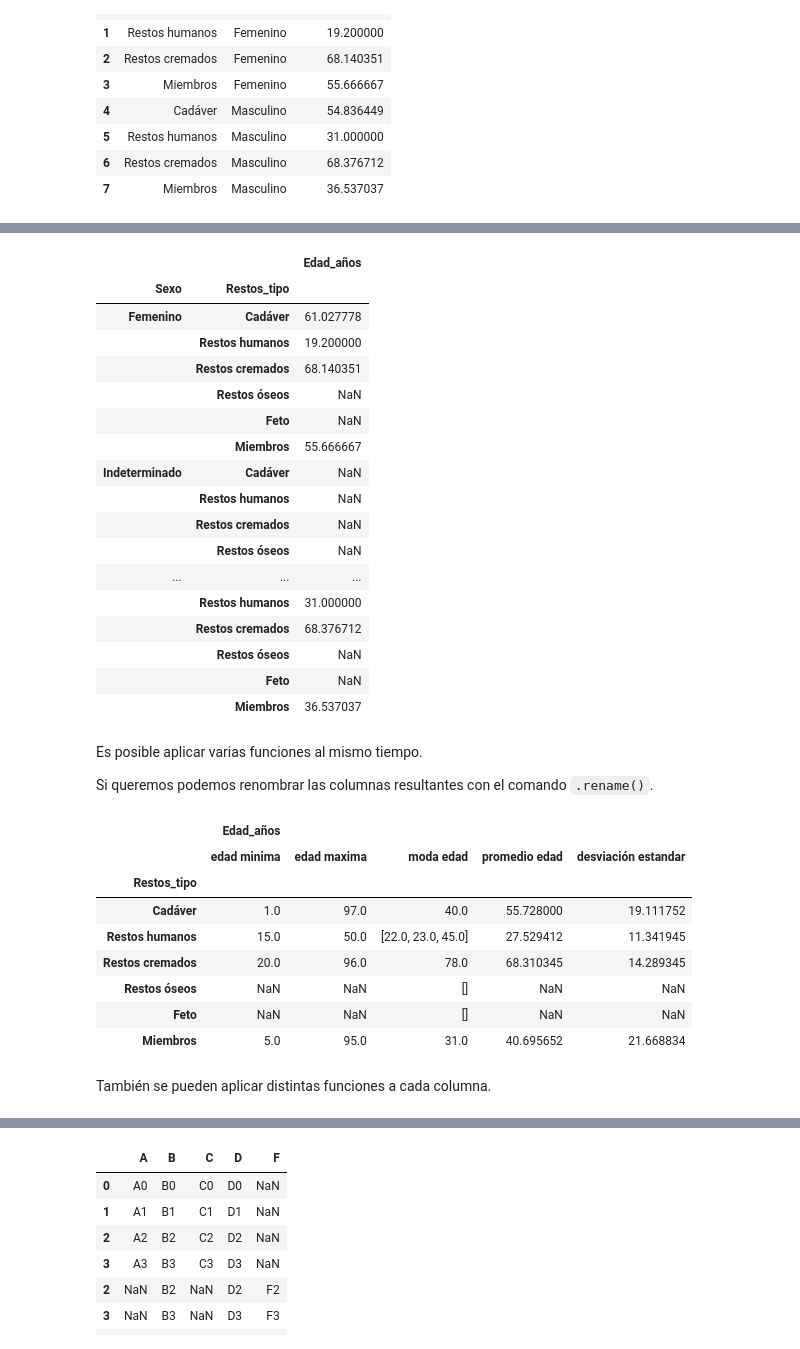
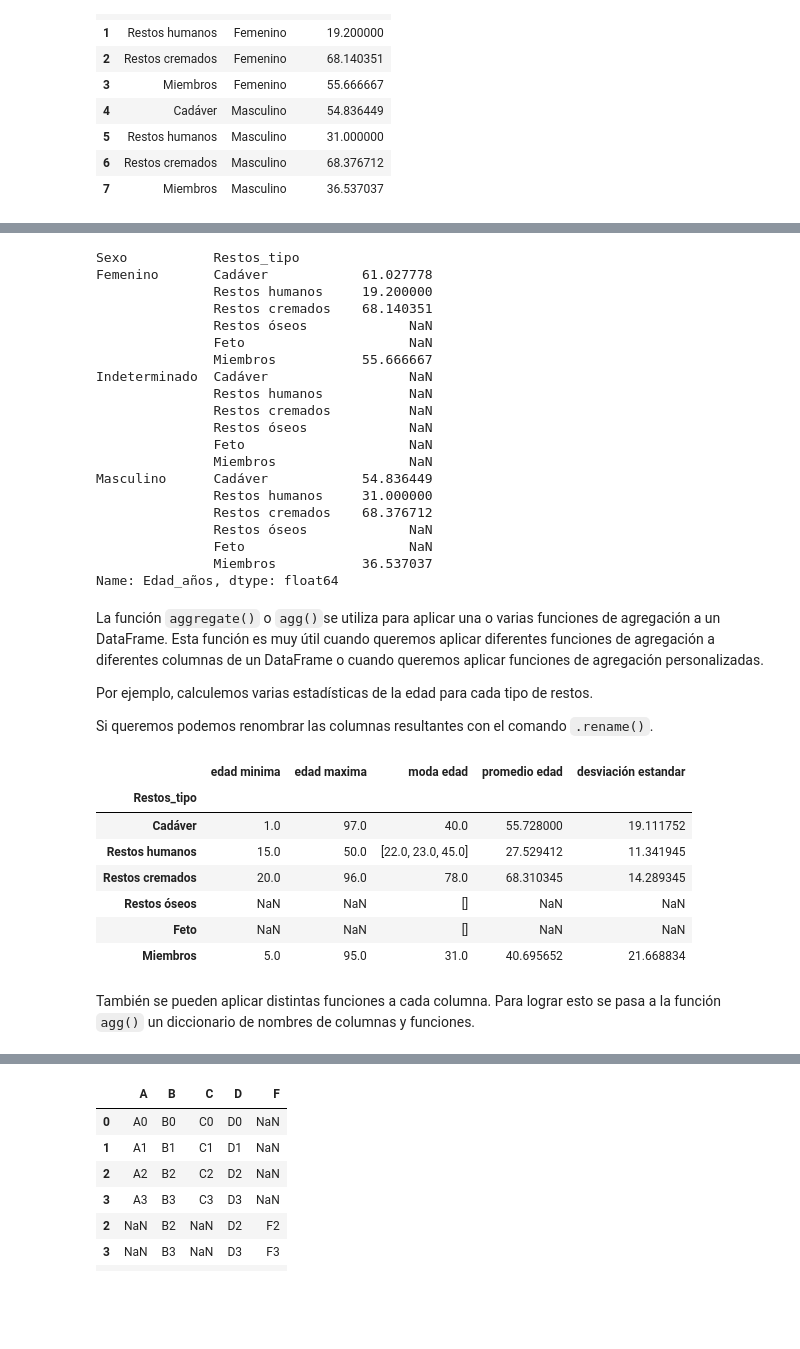
Before and after one commit to mar-esther23/CursoPandas2023, a Jupyter notebook: CP6-Analisis.ipynb, the cells around one changed output, grey strips where cells are left out. Drawn from its saved outputs; the diff is of its cells as text; code cells hidden in the pictures; blank space fills up the shorter version.

Commit message:
Data wrangling

```diff
--- a/CP6-Analisis.ipynb
+++ b/CP6-Analisis.ipynb
@@ -300,2 +298,3 @@ Si se quiere calcular una tabla pivote para una variable derivada de los datos e
 # %%
 df['Fecha_inhumacion_año'] = df['Fecha_inhumación'].dt.year
+df['Fecha_defunción_año'] = df['Fecha_defunción'].dt.year
@@ -459,38 +511,41 @@ Por ejemplo, agrupemos los datos por sexo y tipo de restos y calculemos el prome
 # %%
-df[['Sexo','Restos_tipo','Edad_años']].groupby(by=['Sexo','Restos_tipo']).mean()
+df[['Sexo','Restos_tipo','Edad_años']].groupby(by=['Sexo','Restos_tipo'])['Edad_años'].mean()
 # %% [output]
-|  |  | Edad_años |
-| Sexo | Restos_tipo |  |
-| Femenino | Cadáver | 61.027778 |
-|  | Restos humanos | 19.200000 |
-|  | Restos cremados | 68.140351 |
-|  | Restos óseos | NaN |
-|  | Feto | NaN |
-|  | Miembros | 55.666667 |
-| Indeterminado | Cadáver | NaN |
-|  | Restos humanos | NaN |
-|  | Restos cremados | NaN |
-|  | Restos óseos | NaN |
-| ... | ... | ... |
-|  | Restos humanos | 31.000000 |
-|  | Restos cremados | 68.376712 |
-|  | Restos óseos | NaN |
-|  | Feto | NaN |
-|  | Miembros | 36.537037 |
+Sexo           Restos_tipo
+Femenino       Cadáver            61.027778
+               Restos humanos     19.200000
+               Restos cremados    68.140351
+               Restos óseos             NaN
+               Feto                     NaN
+               Miembros           55.666667
+Indeterminado  Cadáver                  NaN
+               Restos humanos           NaN
+               Restos cremados          NaN
+               Restos óseos             NaN
+               Feto                     NaN
+               Miembros                 NaN
+Masculino      Cadáver            54.836449
+               Restos humanos     31.000000
+               Restos cremados    68.376712
+               Restos óseos             NaN
+               Feto                     NaN
+               Miembros           36.537037
+Name: Edad_años, dtype: float64
-# %% [markdown]
-Es posible aplicar varias funciones al mismo tiempo.
-
-Si queremos podemos renombrar las columnas resultantes con el comando `.rename()`.
+# %% [markdown]
+La función `aggregate()` o `agg()`se utiliza para aplicar una o varias funciones de agregación a un DataFrame. Esta función es muy útil cuando queremos aplicar diferentes funciones de agregación a diferentes columnas de un DataFrame o cuando queremos aplicar funciones de agregación personalizadas.
+
+Por ejemplo, calculemos varias estadísticas de la edad para cada tipo de restos.
+
+Si queremos podemos renombrar las columnas resultantes con el comando `.rename()`.
 # %%
-df[['Restos_tipo','Edad_años']].groupby(by='Restos_tipo') \
+df[['Restos_tipo','Edad_años']].groupby(by='Restos_tipo')['Edad_años'] \
                         .agg(['min', 'max', pd.Series.mode, 'mean', 'std']) \
                         .rename(columns={
                                          "min": "edad minima", "max": "edad maxima",
                                          "mode": "moda edad", "mean": "promedio edad",
                                          "std": "desviación estandar",
                                          })
 # %% [output]
-|  | Edad_años |  |  |  |  |
 |  | edad minima | edad maxima | moda edad | promedio edad | desviación estandar |
 | Restos_tipo |  |  |  |  |  |
 | Cadáver | 1.0 | 97.0 | 40.0 | 55.728000 | 19.111752 |
@@ -500,7 +555,7 @@ df[['Restos_tipo','Edad_años']].groupby(by='Restos_tipo') \
 | Feto | NaN | NaN | [] | NaN | NaN |
 | Miembros | 5.0 | 95.0 | 31.0 | 40.695652 | 21.668834 |
 # %% [markdown]
-También se pueden aplicar distintas funciones a cada columna.
+También se pueden aplicar distintas funciones a cada columna. Para lograr esto se pasa a la función `agg()` un diccionario de nombres de columnas y funciones.
 # %%
 df.groupby(by=['Fecha_inhumacion_año','Fecha_inhumación_semanaaño']).agg({
    'Conocido_Desconocido':'size',
```
Also changed, not shown: parts of 32 cells of this notebook.
